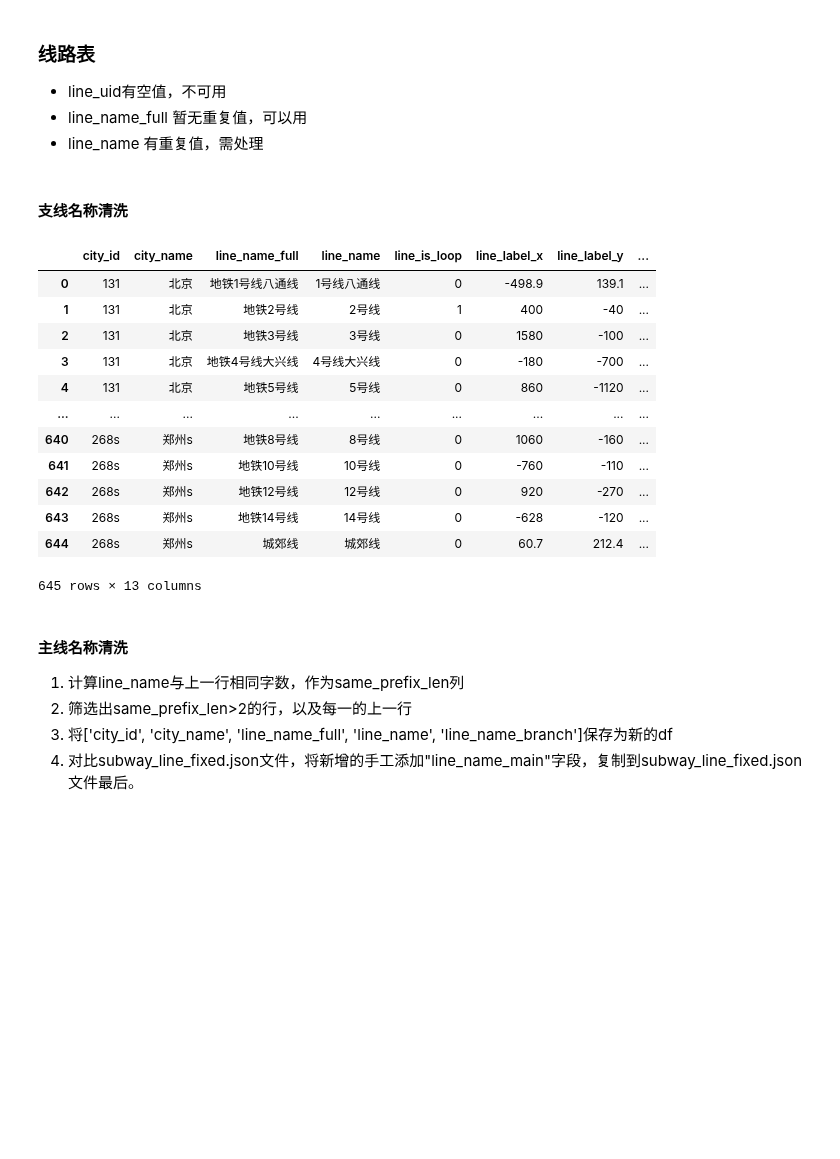
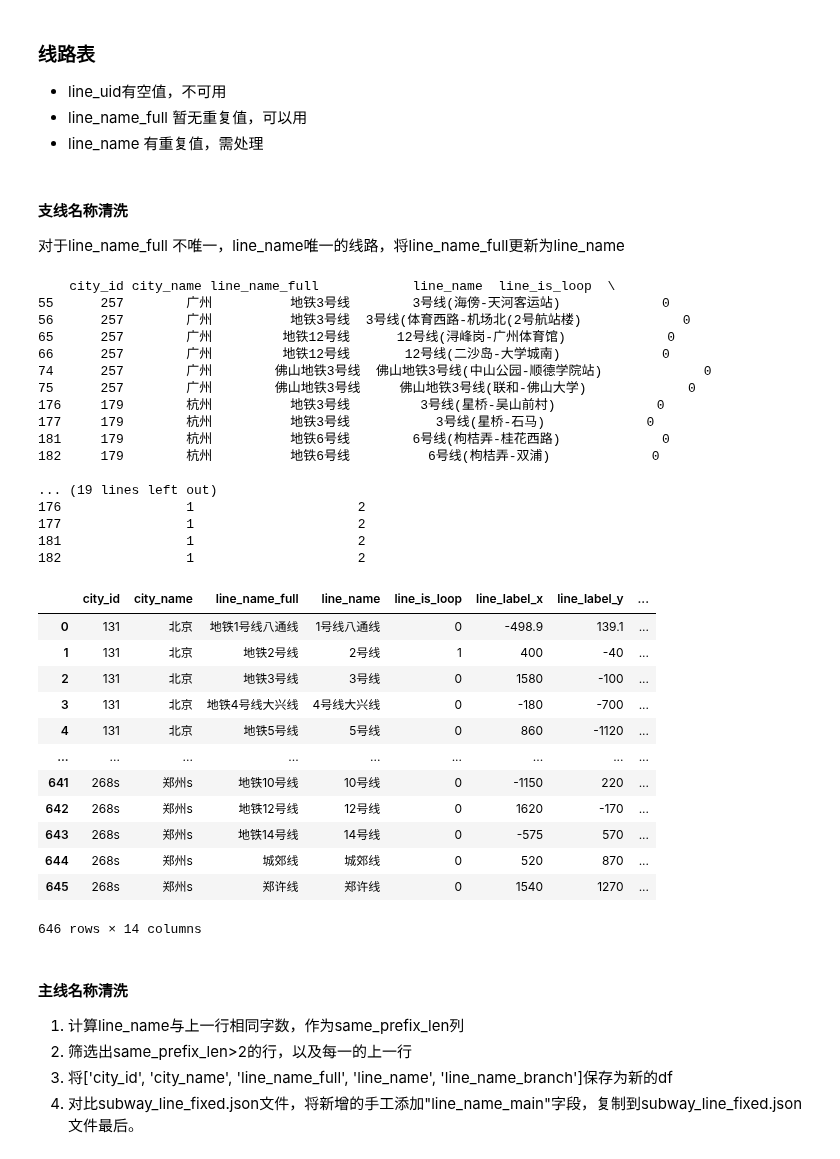
Before and after one commit to Kofi-W/net_charts, a Jupyter notebook: subway/data/data__bd/data_process_baidu.ipynb, the cells around one changed output. Drawn from its saved outputs; the diff is of its cells as text; code cells hidden in the pictures; blank space fills up the shorter version.

Commit message:
bug fixed in data_process_baidu.ipynb regarding line_name_full uniqueness and added line_uid_k for better line identification.

```diff
--- a/subway/data/data__bd/data_process_baidu.ipynb
+++ b/subway/data/data__bd/data_process_baidu.ipynb
@@ -310,47 +360,78 @@ dws_subway_city
 * line_name 有重复值，需处理
 # %% [markdown]
 #### 支线名称清洗
+对于line_name_full 不唯一，line_name唯一的线路，将line_name_full更新为line_name
 # %%
 def clear_line_branch(df):
     """
     清理线路支线信息，将line_name_full作为支线名称，支线名称应该唯一
     df: dwd_subway
     """
-    df_line = df[['city_id', 'city_name', 'line_name_full', 'line_name', 'line_is_loop', 'line_label_x', 'line_label_y', 'line_label_rotation', 'line_color']].drop_duplicates().reset_index(drop=True)
+    df_line = df[[
+        'city_id', 'city_name', 'line_name_full', 'line_name', 'line_is_loop',
+        'line_label_x', 'line_label_y', 'line_label_rotation', 'line_color', 'line_uid_k'
+    ]].drop_duplicates().reset_index(drop=True)
     # 按city_name, line_name统计line_name出现次数
-    df_line['line_name_count'] = df_line.groupby(['city_name', 'line_name'])['line_name'].transform('count')
+    df_line['line_name_count'] = df_line.groupby(
+        ['city_name', 'line_name'])['line_name'].transform('count')
     # if df_line['line_name_count'].max() > 1:
     #     print("存在line_name相同的线路")
+    #     print(df_line[df_line['line_name_count'] > 1])
     # 按city_name, line_name_full统计line_name出现次数
-    df_line['line_name_full_count'] = df_line.groupby(['city_name', 'line_name_full'])['line_name_full'].transform('count')
+    df_line['line_name_full_count'] = df_line.groupby(
+        ['city_name', 'line_name_full'])['line_name_full'].transform('count')
+    print(df_line[df_line['line_name_full_count'] > 1])
     if df_line['line_name_full_count'].max() > 1:
-        # 停止执行
-        raise ValueError("存在line_name_full相同的线路，非唯一，需要定位数据，做进一步处理")
+        # 停止执行，查看后可注释掉，继续处理
+        # raise ValueError("存在line_name_full相同的线路，非唯一，需要定位数据，做进一步处理")
+        # 对于line_name_full 不唯一，line_name唯一的线路，将line_name_full更新为line_name
+        for idx, row in df_line[df_line['line_name_full_count'] >
+                                1].iterrows():
+            df_line.at[idx, 'line_name_full'] = row['line_name']
     # 添加line_name_branch，当line_name_count>1时，使用line_name_full
     df_line['line_name_branch'] = df_line['line_name']
-    df_line.loc[df_line['line_name_count'] > 1, 'line_name_branch'] = df_line['line_name_full']
+    df_line.loc[df_line['line_name_count'] > 1,
+                'line_name_branch'] = df_line['line_name_full']
     # 删除line_name_full中的“地铁”
-    df_line['line_name_branch'] = df_line['line_name_branch'].str.replace('地铁', '', regex=False)
+    df_line['line_name_branch'] = df_line['line_name_branch'].str.replace(
+        '地铁', '', regex=False)
     # 按城市，线路顺序添加line_order
     df_line['line_order'] = df_line.groupby('city_id').cumcount() + 1
     return df_line
 
 df_line_branch = clear_line_branch(dwd_subway)
 df_line_branch
 # %% [output]
+    city_id city_name line_name_full            line_name  line_is_loop  \
+55      257        广州          地铁3号线        3号线(海傍-天河客运站)             0
+56      257        广州          地铁3号线  3号线(体育西路-机场北(2号航站楼)             0
+65      257        广州         地铁12号线      12号线(浔峰岗-广州体育馆)             0
+66      257        广州         地铁12号线       12号线(二沙岛-大学城南)             0
+74      257        广州        佛山地铁3号线  佛山地铁3号线(中山公园-顺德学院站)             0
+75      257        广州        佛山地铁3号线     佛山地铁3号线(联和-佛山大学)             0
+176     179        杭州          地铁3号线         3号线(星桥-吴山前村)             0
+177     179        杭州          地铁3号线           3号线(星桥-石马)             0
+181     179        杭州          地铁6号线        6号线(枸桔弄-桂花西路)             0
+182     179        杭州          地铁6号线          6号线(枸桔弄-双浦)             0
+
+... (19 lines left out)
+176                1                     2
+177                1                     2
+181                1                     2
+182                1                     2
 |  | city_id | city_name | line_name_full | line_name | line_is_loop | line_label_x | line_label_y | ... |
 | 0 | 131 | 北京 | 地铁1号线八通线 | 1号线八通线 | 0 | -498.9 | 139.1 | ... |
 | 1 | 131 | 北京 | 地铁2号线 | 2号线 | 1 | 400 | -40 | ... |
 | 2 | 131 | 北京 | 地铁3号线 | 3号线 | 0 | 1580 | -100 | ... |
 | 3 | 131 | 北京 | 地铁4号线大兴线 | 4号线大兴线 | 0 | -180 | -700 | ... |
 | 4 | 131 | 北京 | 地铁5号线 | 5号线 | 0 | 860 | -1120 | ... |
 | ... | ... | ... | ... | ... | ... | ... | ... | ... |
-| 640 | 268s | 郑州s | 地铁8号线 | 8号线 | 0 | 1060 | -160 | ... |
-| 641 | 268s | 郑州s | 地铁10号线 | 10号线 | 0 | -760 | -110 | ... |
-| 642 | 268s | 郑州s | 地铁12号线 | 12号线 | 0 | 920 | -270 | ... |
-| 643 | 268s | 郑州s | 地铁14号线 | 14号线 | 0 | -628 | -120 | ... |
-| 644 | 268s | 郑州s | 城郊线 | 城郊线 | 0 | 60.7 | 212.4 | ... |
+| 641 | 268s | 郑州s | 地铁10号线 | 10号线 | 0 | -1150 | 220 | ... |
+| 642 | 268s | 郑州s | 地铁12号线 | 12号线 | 0 | 1620 | -170 | ... |
+| 643 | 268s | 郑州s | 地铁14号线 | 14号线 | 0 | -575 | 570 | ... |
+| 644 | 268s | 郑州s | 城郊线 | 城郊线 | 0 | 520 | 870 | ... |
+| 645 | 268s | 郑州s | 郑许线 | 郑许线 | 0 | 1540 | 1270 | ... |
-645 rows × 13 columns
+646 rows × 14 columns
 # %% [markdown]
 #### 主线名称清洗
 1. 计算line_name与上一行相同字数，作为same_prefix_len列
```
Also changed, not shown: parts of 22 cells of this notebook, 17 other files.
